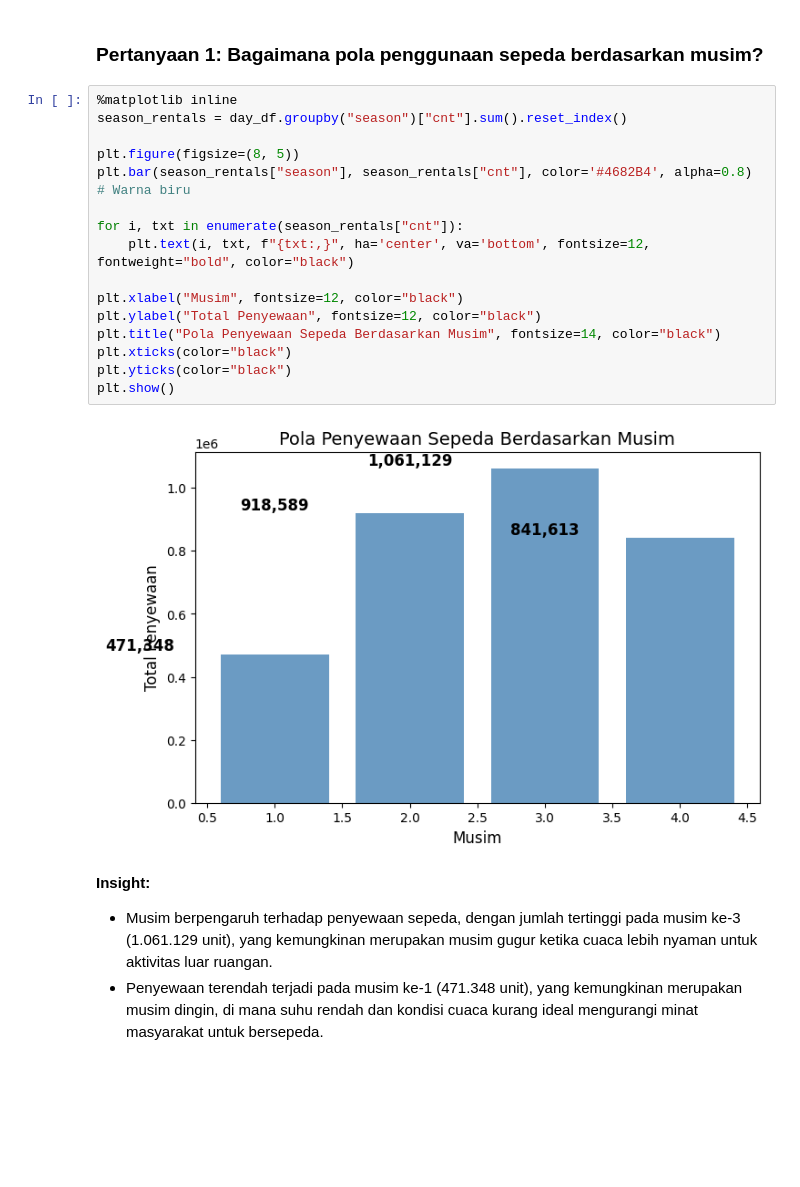
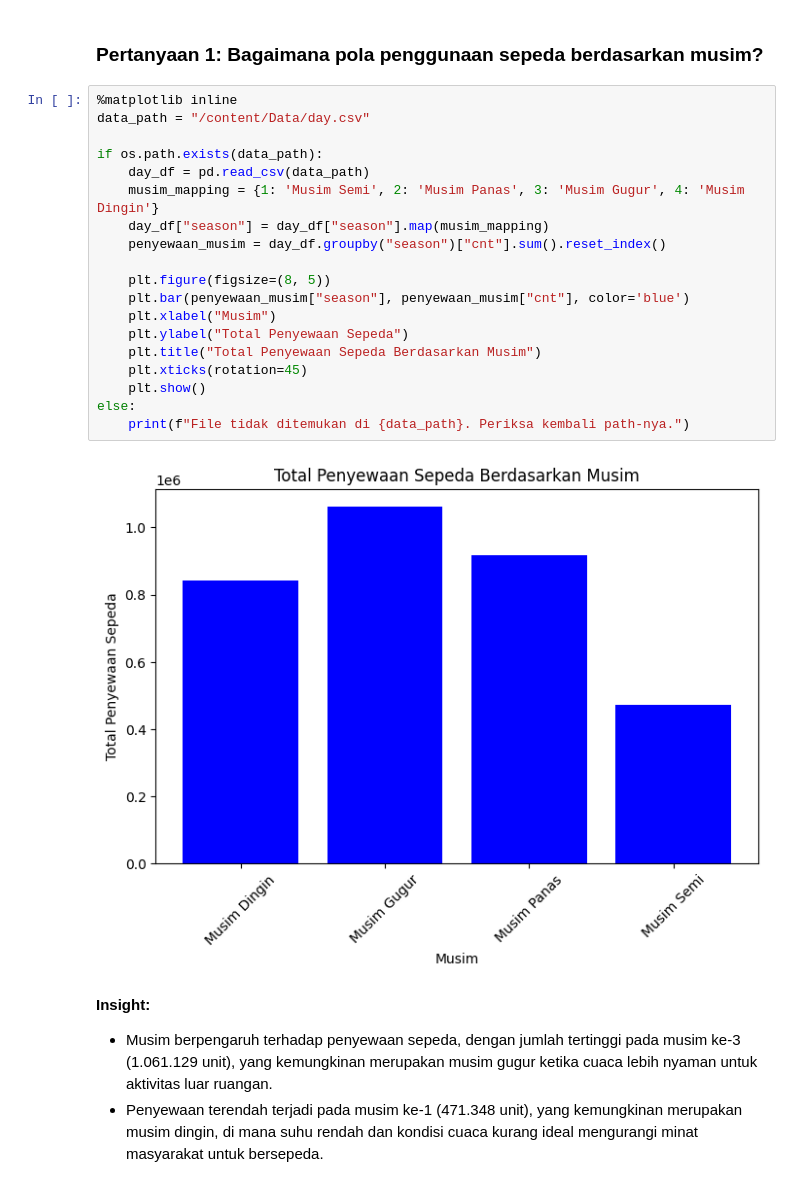
Before and after one commit to AndrianFakhruza/Bike-Sharing-Data-Analysis-DBS, a Jupyter notebook: notebook.ipynb, the cells around one changed output. Cells and saved outputs as stored; diff of their text form; blank space fills up the shorter version.

```diff
--- a/notebook.ipynb
+++ b/notebook.ipynb
@@ -443,24 +443,27 @@ day_df.describe()
 ## Visualization & Explanatory Analysis
 # %% [markdown]
 ### Pertanyaan 1: Bagaimana pola penggunaan sepeda berdasarkan musim?
-# %%
-%matplotlib inline
-season_rentals = day_df.groupby("season")["cnt"].sum().reset_index()
-
-plt.figure(figsize=(8, 5))
-plt.bar(season_rentals["season"], season_rentals["cnt"], color='#4682B4', alpha=0.8)  # Warna biru
-
-for i, txt in enumerate(season_rentals["cnt"]):
-    plt.text(i, txt, f"{txt:,}", ha='center', va='bottom', fontsize=12, fontweight="bold", color="black")
-
-plt.xlabel("Musim", fontsize=12, color="black")
-plt.ylabel("Total Penyewaan", fontsize=12, color="black")
-plt.title("Pola Penyewaan Sepeda Berdasarkan Musim", fontsize=14, color="black")
-plt.xticks(color="black")
-plt.yticks(color="black")
-plt.show()
-# %% [output]
-[figure, removed]
+# %%
+%matplotlib inline
+data_path = "/content/Data/day.csv"
+
+if os.path.exists(data_path):
+    day_df = pd.read_csv(data_path)
+    musim_mapping = {1: 'Musim Semi', 2: 'Musim Panas', 3: 'Musim Gugur', 4: 'Musim Dingin'}
+    day_df["season"] = day_df["season"].map(musim_mapping)
+    penyewaan_musim = day_df.groupby("season")["cnt"].sum().reset_index()
+
+    plt.figure(figsize=(8, 5))
+    plt.bar(penyewaan_musim["season"], penyewaan_musim["cnt"], color='blue')
+    plt.xlabel("Musim")
+    plt.ylabel("Total Penyewaan Sepeda")
+    plt.title("Total Penyewaan Sepeda Berdasarkan Musim")
+    plt.xticks(rotation=45)
+    plt.show()
+else:
+    print(f"File tidak ditemukan di {data_path}. Periksa kembali path-nya.")
+# %% [output]
+[figure, added]
 # %% [markdown]
 **Insight:**
 - Musim berpengaruh terhadap penyewaan sepeda, dengan jumlah tertinggi pada musim ke-3 (1.061.129 unit), yang kemungkinan merupakan musim gugur ketika cuaca lebih nyaman untuk aktivitas luar ruangan.
```
Also changed, not shown: parts of 3 cells of this notebook.
